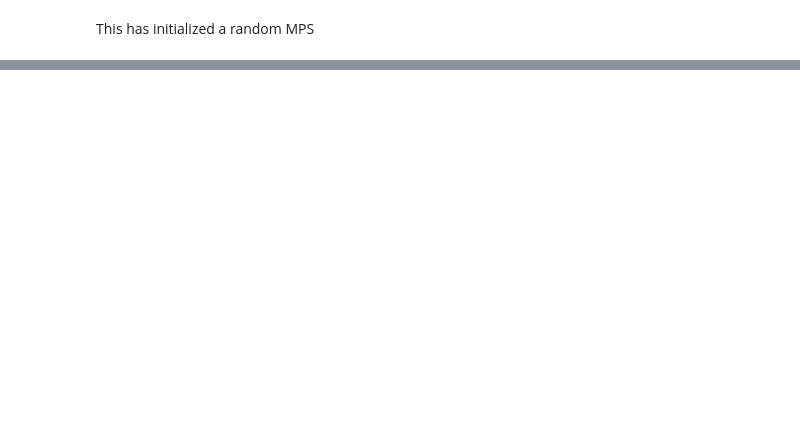
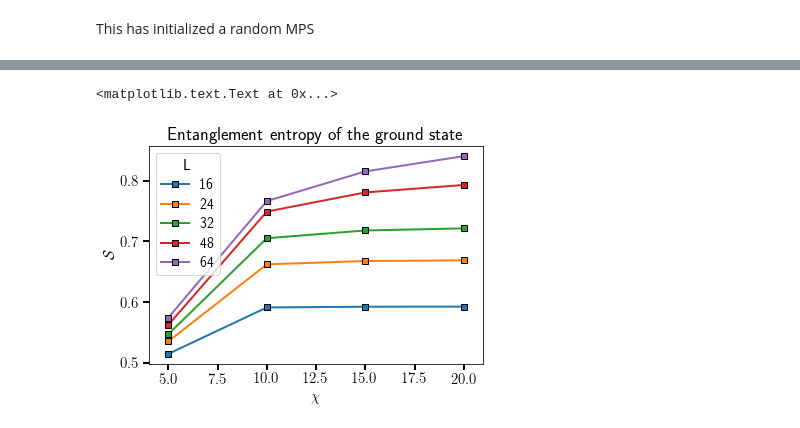
Before and after one commit to akshaykri/dhsc, a Jupyter notebook: DMRG testing.ipynb, the cells around one changed output, grey strips where cells are left out. Saved outputs shown, nothing was run; the diff lists cells and outputs as text; code cells hidden in the pictures; blank space fills up the shorter version.

Commit message:
Ground state search works! :D

```diff
--- a/DMRG testing.ipynb
+++ b/DMRG testing.ipynb
@@ -67,0 +48,15 @@ for c1 in np.arange(5):
+# %%
+import mpo, mps
+L_arr = np.array([16,24,32,48,64])
+chi_arr = np.array([5,10,15,20])
+EEs = np.zeros((len(L_arr), len(chi_arr)))
+GSEs = []
+for cL, L in enumerate(L_arr):
+    GSEs.append([])
+    W1 = mpo.MPO({'N': L})
+    W1.make_MPO()
+    for cc, chi in enumerate(chi_arr):
+        GSW, GSE = W1.get_GS(params={'chi': chi})
+        EEs[cL, cc] = GSW.get_EE()
+        GSEs[cL].append(GSE)
+        print("L = {0:d} and chi = {1:d}".format(L, chi))
@@ -67,0 +109,12 @@ for c1 in np.arange(5):
+# %%
+for c in np.arange(len(L_arr)):
+    plt.plot(chi_arr, EEs[c,:], '-s', markeredgecolor='k', label='{0:d}'.format(L_arr[c]))
+#plt.plot(chi_arr, np.log(chi_arr), '--k')
+plt.xlabel('$\chi$')
+plt.ylabel('$\mathcal{S}$')
+plt.legend(loc='best', title='L')
+plt.xlim(4,21)
+plt.title('Entanglement entropy of the ground state')
+# %% [output]
+<matplotlib.text.Text at 0x...>
+[figure, added]
```
Also changed, not shown: parts of 19 cells of this notebook, 1 other file.
